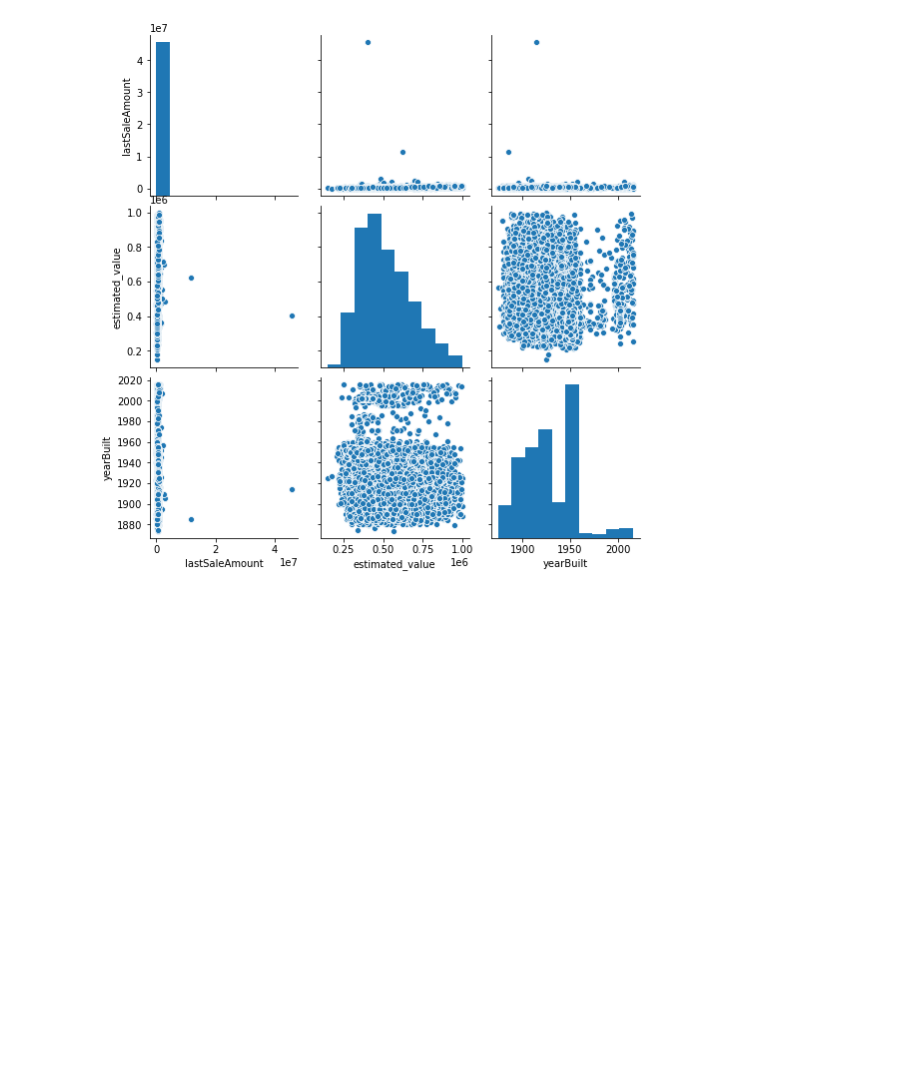
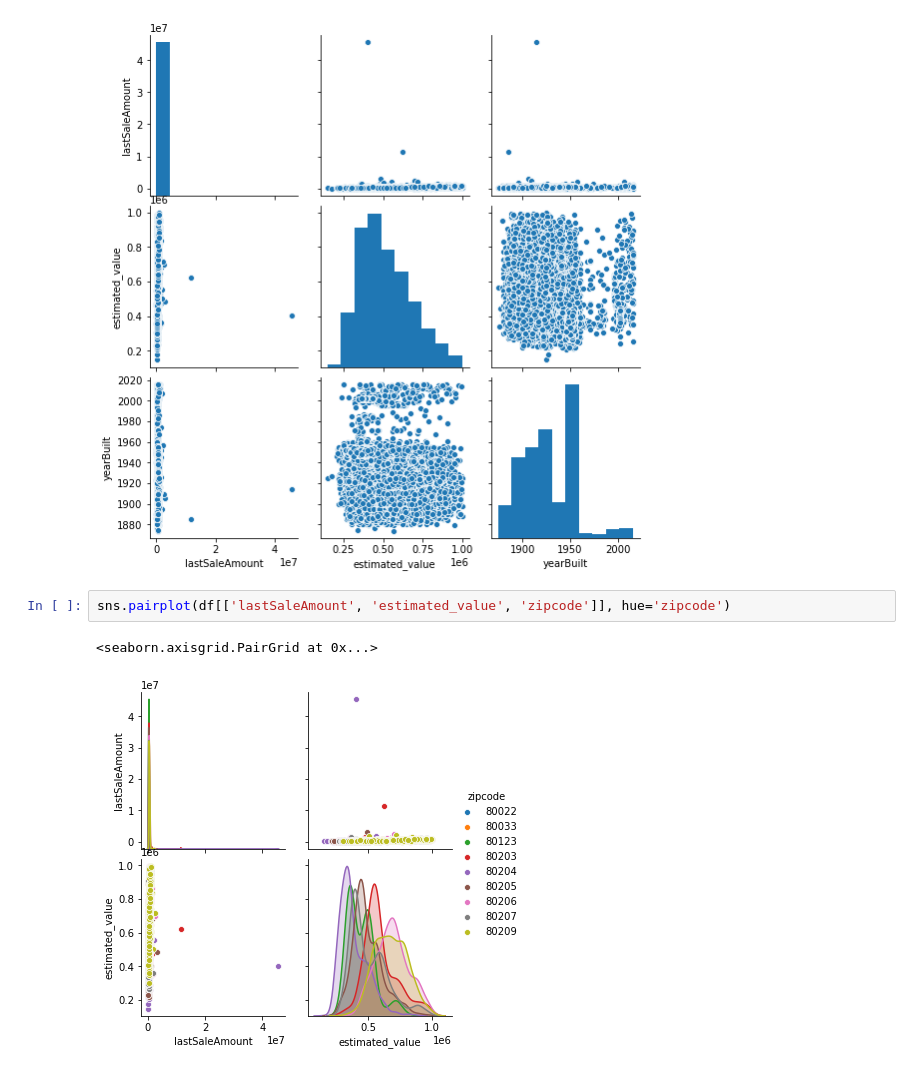
Before and after one commit to alwinruby/pirple_data_mining, a Jupyter notebook: CleaningDataA/FirstNotebook.ipynb, the cells around one changed output. Drawn from its saved outputs; the diff is of its cells as text; blank space fills up the shorter version.

Commit message:
Colour plot

```diff
--- a/CleaningDataA/FirstNotebook.ipynb
+++ b/CleaningDataA/FirstNotebook.ipynb
@@ -148,3 +148,8 @@ sns.pairplot(df[['lastSaleAmount', 'estimated_value', 'yearBuilt']])
 # %% [output]
 <seaborn.axisgrid.PairGrid at 0x...>
 [figure]
+# %%
+sns.pairplot(df[['lastSaleAmount', 'estimated_value', 'zipcode']], hue='zipcode')
+# %% [output]
+<seaborn.axisgrid.PairGrid at 0x...>
+[figure, added]
```
